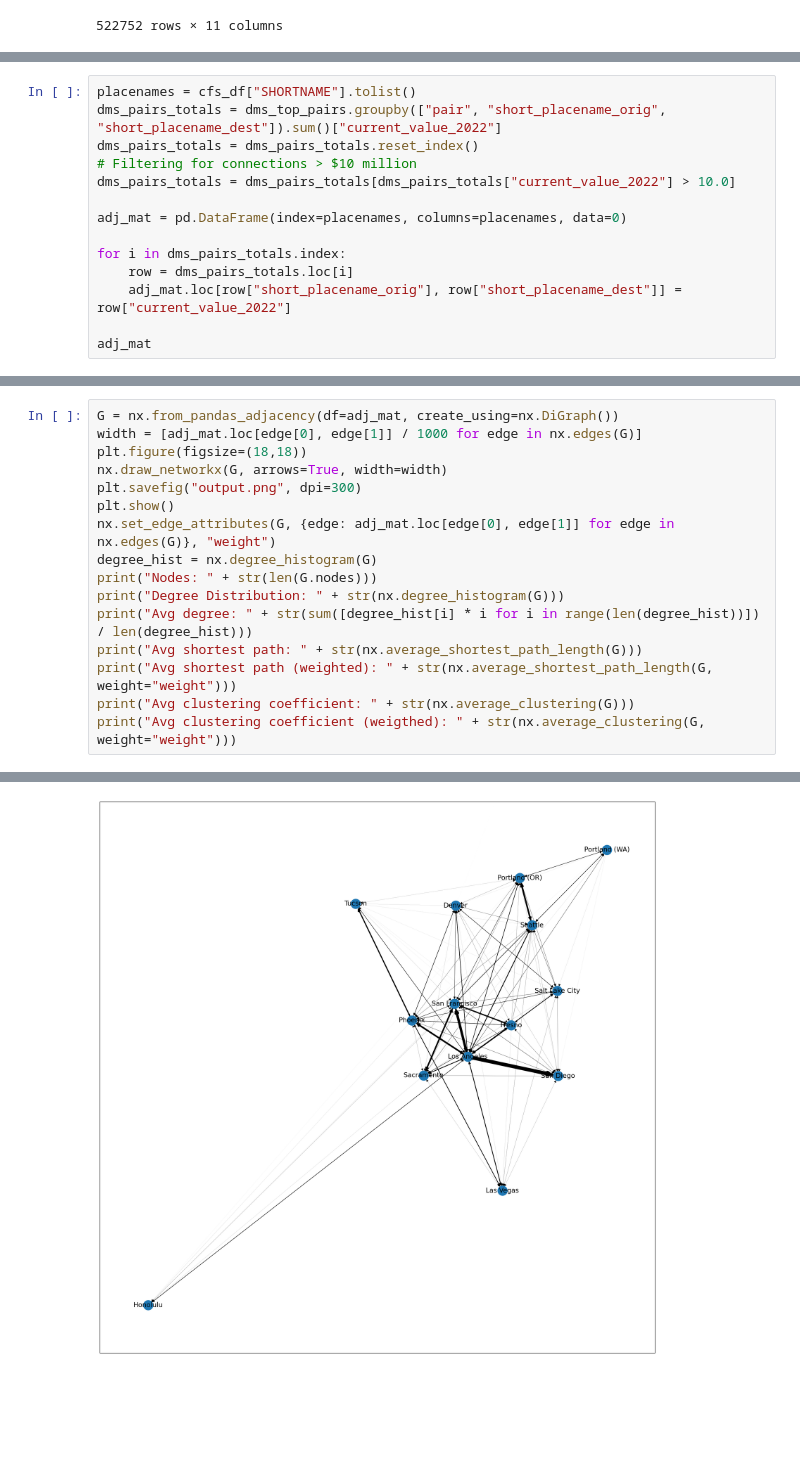
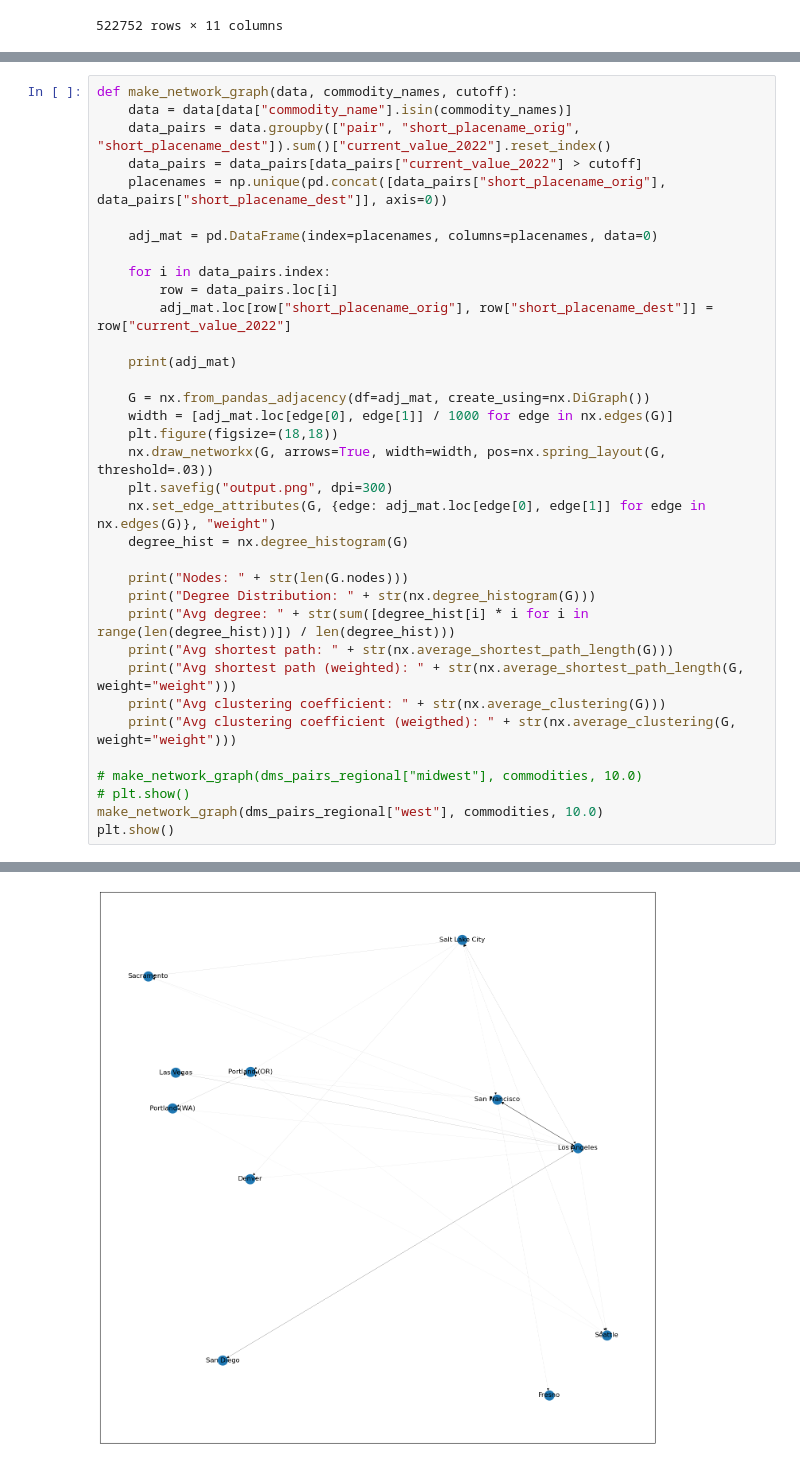
Before and after one commit to franktucci/498-fat5-trade-analysis, a Jupyter notebook: main.ipynb, the cells around one changed output, grey strips where cells are left out. Saved outputs shown, nothing was run; the diff lists cells and outputs as text; blank space fills up the shorter version.

```diff
--- a/main.ipynb
+++ b/main.ipynb
@@ -148,14 +209,0 @@ plt.show()
-# %%
-placenames = cfs_df["SHORTNAME"].tolist()
-dms_pairs_totals = dms_top_pairs.groupby(["pair", "short_placename_orig", "short_placename_dest"]).sum()["current_value_2022"]
-dms_pairs_totals = dms_pairs_totals.reset_index()
-# Filtering for connections > $10 million
-dms_pairs_totals = dms_pairs_totals[dms_pairs_totals["current_value_2022"] > 10.0]
-
-adj_mat = pd.DataFrame(index=placenames, columns=placenames, data=0)
-
-for i in dms_pairs_totals.index:
-    row = dms_pairs_totals.loc[i]
-    adj_mat.loc[row["short_placename_orig"], row["short_placename_dest"]] = row["current_value_2022"]
-
-adj_mat
@@ -178,17 +219,36 @@ adj_mat
 # %%
-G = nx.from_pandas_adjacency(df=adj_mat, create_using=nx.DiGraph())
-width = [adj_mat.loc[edge[0], edge[1]] / 1000 for edge in nx.edges(G)]
-plt.figure(figsize=(18,18))
-nx.draw_networkx(G, arrows=True, width=width)
-plt.savefig("output.png", dpi=300)
+def make_network_graph(data, commodity_names, cutoff):
+    data = data[data["commodity_name"].isin(commodity_names)]
+    data_pairs = data.groupby(["pair", "short_placename_orig", "short_placename_dest"]).sum()["current_value_2022"].reset_index()
+    data_pairs = data_pairs[data_pairs["current_value_2022"] > cutoff]
+    placenames = np.unique(pd.concat([data_pairs["short_placename_orig"], data_pairs["short_placename_dest"]], axis=0))
+
+    adj_mat = pd.DataFrame(index=placenames, columns=placenames, data=0)
+
+    for i in data_pairs.index:
+        row = data_pairs.loc[i]
+        adj_mat.loc[row["short_placename_orig"], row["short_placename_dest"]] = row["current_value_2022"]
+
+    print(adj_mat)
+
+    G = nx.from_pandas_adjacency(df=adj_mat, create_using=nx.DiGraph())
+    width = [adj_mat.loc[edge[0], edge[1]] / 1000 for edge in nx.edges(G)]
+    plt.figure(figsize=(18,18))
+    nx.draw_networkx(G, arrows=True, width=width, pos=nx.spring_layout(G, threshold=.03))
+    plt.savefig("output.png", dpi=300)
+    nx.set_edge_attributes(G, {edge: adj_mat.loc[edge[0], edge[1]] for edge in nx.edges(G)}, "weight")
+    degree_hist = nx.degree_histogram(G)
+
+    print("Nodes: " + str(len(G.nodes)))
+    print("Degree Distribution: " + str(nx.degree_histogram(G)))
+    print("Avg degree: " + str(sum([degree_hist[i] * i for i in range(len(degree_hist))]) / len(degree_hist)))
+    print("Avg shortest path: " + str(nx.average_shortest_path_length(G)))
+    print("Avg shortest path (weighted): " + str(nx.average_shortest_path_length(G, weight="weight")))
+    print("Avg clustering coefficient: " + str(nx.average_clustering(G)))
+    print("Avg clustering coefficient (weigthed): " + str(nx.average_clustering(G, weight="weight")))
+
+# make_network_graph(dms_pairs_regional["midwest"], commodities, 10.0)
+# plt.show()
+make_network_graph(dms_pairs_regional["west"], commodities, 10.0)
 plt.show()
-nx.set_edge_attributes(G, {edge: adj_mat.loc[edge[0], edge[1]] for edge in nx.edges(G)}, "weight")
-degree_hist = nx.degree_histogram(G)
-print("Nodes: " + str(len(G.nodes)))
-print("Degree Distribution: " + str(nx.degree_histogram(G)))
-print("Avg degree: " + str(sum([degree_hist[i] * i for i in range(len(degree_hist))]) / len(degree_hist)))
-print("Avg shortest path: " + str(nx.average_shortest_path_length(G)))
-print("Avg shortest path (weighted): " + str(nx.average_shortest_path_length(G, weight="weight")))
-print("Avg clustering coefficient: " + str(nx.average_clustering(G)))
-print("Avg clustering coefficient (weigthed): " + str(nx.average_clustering(G, weight="weight")))
 # %% [output]
@@ -195 +273 @@ print("Avg clustering coefficient (weigthed): " + str(nx.average_clustering(G, w
-[figure, old version]
+[figure, new version]
```
Also changed, not shown: parts of 13 cells of this notebook.
